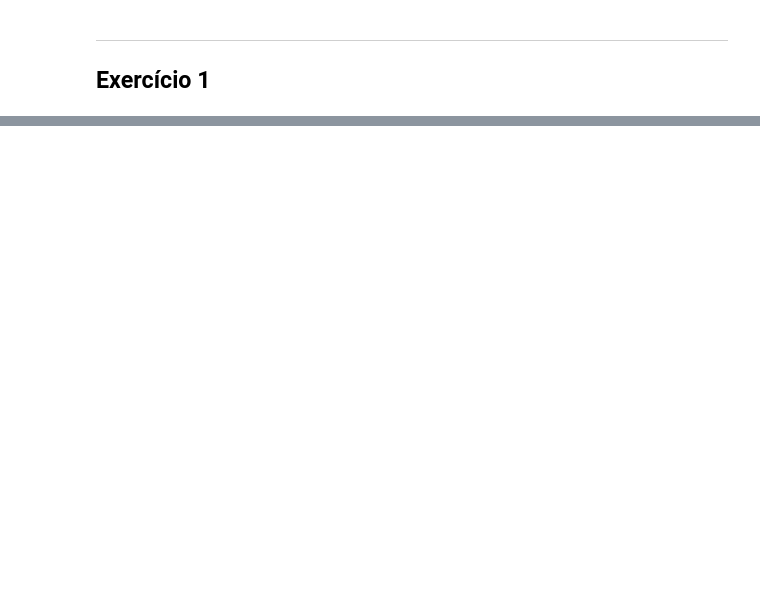
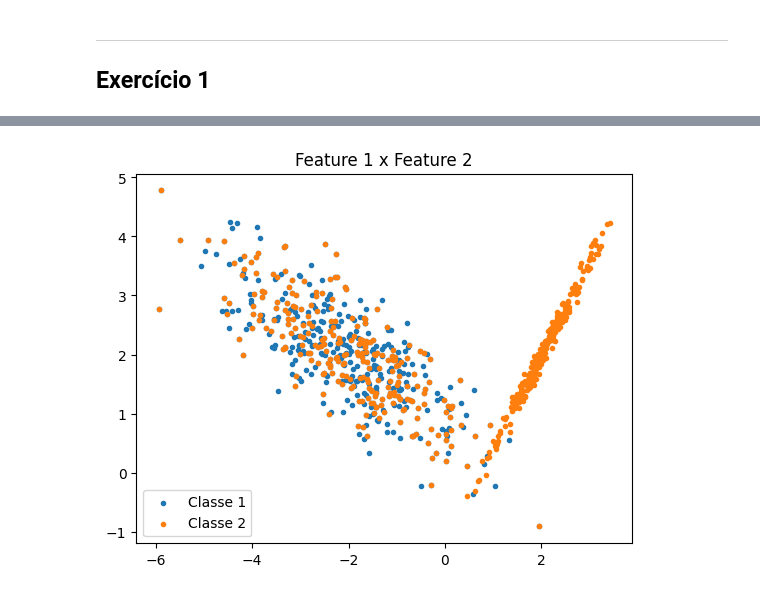
Before and after one commit to kadu-ymd/ann-deeplearning, a Jupyter notebook: src/ex_3_mlp/main.ipynb, the cells around one changed output, grey strips where cells are left out. Cells and saved outputs as stored; diff of their text form; code cells hidden in the pictures; blank space fills up the shorter version.

```diff
--- a/src/ex_3_mlp/main.ipynb
+++ b/src/ex_3_mlp/main.ipynb
@@ -120,0 +99,25 @@ New biases output layer:
+# %%
+samples_2, samples_labels_2 = make_classification(n_samples=500,
+                                                  n_classes=1,
+                                                  n_clusters_per_class=2,
+                                                  n_features=2,
+                                                  n_informative=2,
+                                                  n_redundant=0,
+                                                  random_state=42,
+                                                  class_sep=2.0)
+# %%
+samples_labels_2[:] = 1
+# %%
+samples_total = np.concatenate((samples_1, samples_2))
+samples_total_labels = np.concatenate((samples_labels_1, samples_labels_2))
+# %%
+shuffled_samples_total, shuffled_samples_total_labels = data.shuffle_sample(sample_array=samples_total, labels_array=samples_total_labels)
+# %%
+plt.scatter(shuffled_samples_total[shuffled_samples_total_labels==0, 0], shuffled_samples_total[shuffled_samples_total_labels==0, 1], label="Classe 1", marker=".")
+plt.scatter(shuffled_samples_total[shuffled_samples_total_labels==1, 0], shuffled_samples_total[shuffled_samples_total_labels==1, 1],  label="Classe 2", marker=".")
+
+plt.title("Feature 1 x Feature 2")
+plt.legend()
+plt.show()
+# %% [output]
+[figure, added]
```
Also changed, not shown: parts of 38 cells of this notebook, 1 other file.
